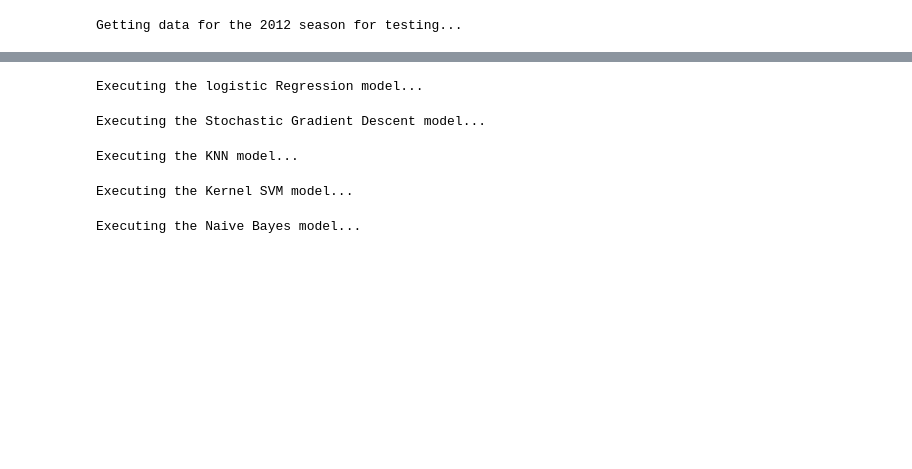
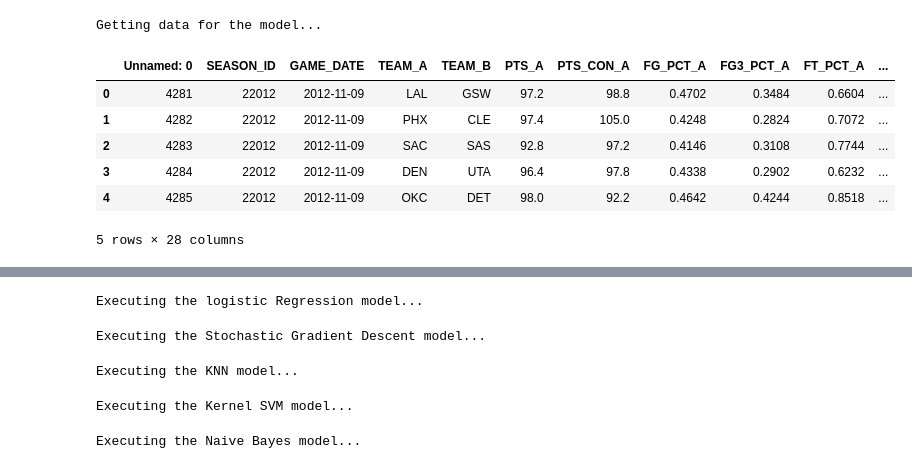
Before and after one commit to caiomelo22/nba-predictor, a Jupyter notebook: main.ipynb, the cells around one changed output, grey strips where cells are left out. Saved outputs shown, nothing was run; the diff lists cells and outputs as text; code cells hidden in the pictures; blank space fills up the shorter version.

```diff
--- a/main.ipynb
+++ b/main.ipynb
@@ -83,17 +83,36 @@ def get_bet_value(prob):
 #         bet_value = 10*abs(1-prob)
     bet_value = 10
     return bet_value
-# %%
-season = '2012-2014'
-season_test = '2015-2015'
-results = []
-
-print('\nGetting data for the {} season for testing...'.format(season.split('-')[0]))
-
-dataset_train = pd.read_csv('./data/{}.csv'.format(season))
-dataset = pd.read_csv('./data/{}.csv'.format(season_test))
-
-X = dataset.iloc[:, 5:-1].values
-y = dataset.iloc[:, -1].values
-# %% [output]
-Getting data for the 2012 season for testing...
+# %%
+season_file = '2008-2021'
+
+first_season_train = 20000 + 2012
+last_season_train = 20000 + 2019
+season = "{}-{}".format(first_season_train - 20000, last_season_train - 20000)
+
+first_season_test = 20000 + 2020
+last_season_test = 20000 + 2020
+season_test = "{}-{}".format(first_season_test - 20000, last_season_test - 20000)
+results = []
+
+print('\nGetting data for the model...')
+
+whole_dataset = pd.read_csv('./data/{}.csv'.format(season_file))
+
+dataset_train = whole_dataset.loc[(whole_dataset['SEASON_ID'] >= first_season_train) & (whole_dataset['SEASON_ID'] <= last_season_train)].reset_index(drop=True)
+dataset = whole_dataset.loc[(whole_dataset['SEASON_ID'] >= first_season_test) & (whole_dataset['SEASON_ID'] <= last_season_test)].reset_index(drop=True)
+
+X = dataset.iloc[:, 5:-1].values
+y = dataset.iloc[:, -1].values
+# %% [output]
+Getting data for the model...
+# %%
+dataset_train.head()
+# %% [output]
+|  | Unnamed: 0 | SEASON_ID | GAME_DATE | TEAM_A | TEAM_B | PTS_A | PTS_CON_A | FG_PCT_A | FG3_PCT_A | FT_PCT_A | ... |
+| 0 | 4281 | 22012 | 2012-11-09 | LAL | GSW | 97.2 | 98.8 | 0.4702 | 0.3484 | 0.6604 | ... |
+| 1 | 4282 | 22012 | 2012-11-09 | PHX | CLE | 97.4 | 105.0 | 0.4248 | 0.2824 | 0.7072 | ... |
+| 2 | 4283 | 22012 | 2012-11-09 | SAC | SAS | 92.8 | 97.2 | 0.4146 | 0.3108 | 0.7744 | ... |
+| 3 | 4284 | 22012 | 2012-11-09 | DEN | UTA | 96.4 | 97.8 | 0.4338 | 0.2902 | 0.6232 | ... |
+| 4 | 4285 | 22012 | 2012-11-09 | OKC | DET | 98.0 | 92.2 | 0.4642 | 0.4244 | 0.8518 | ... |
+5 rows × 28 columns
```
Also changed, not shown: parts of 20 cells of this notebook, 13 other files.
